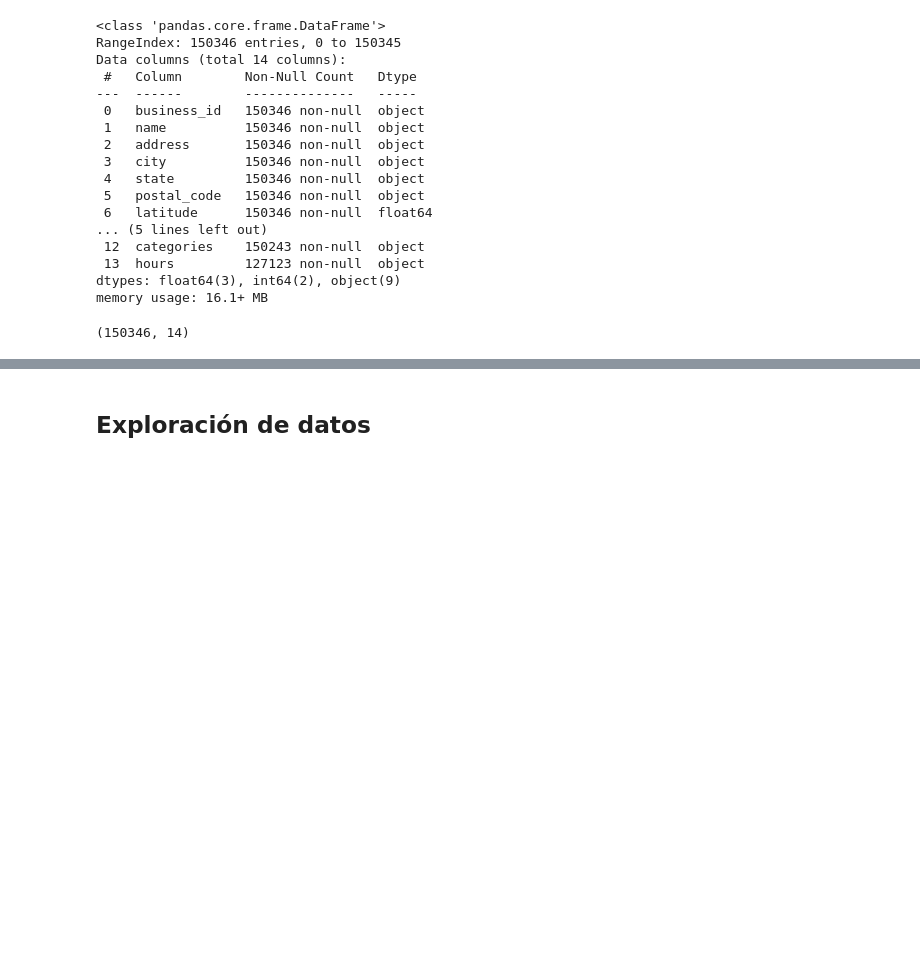
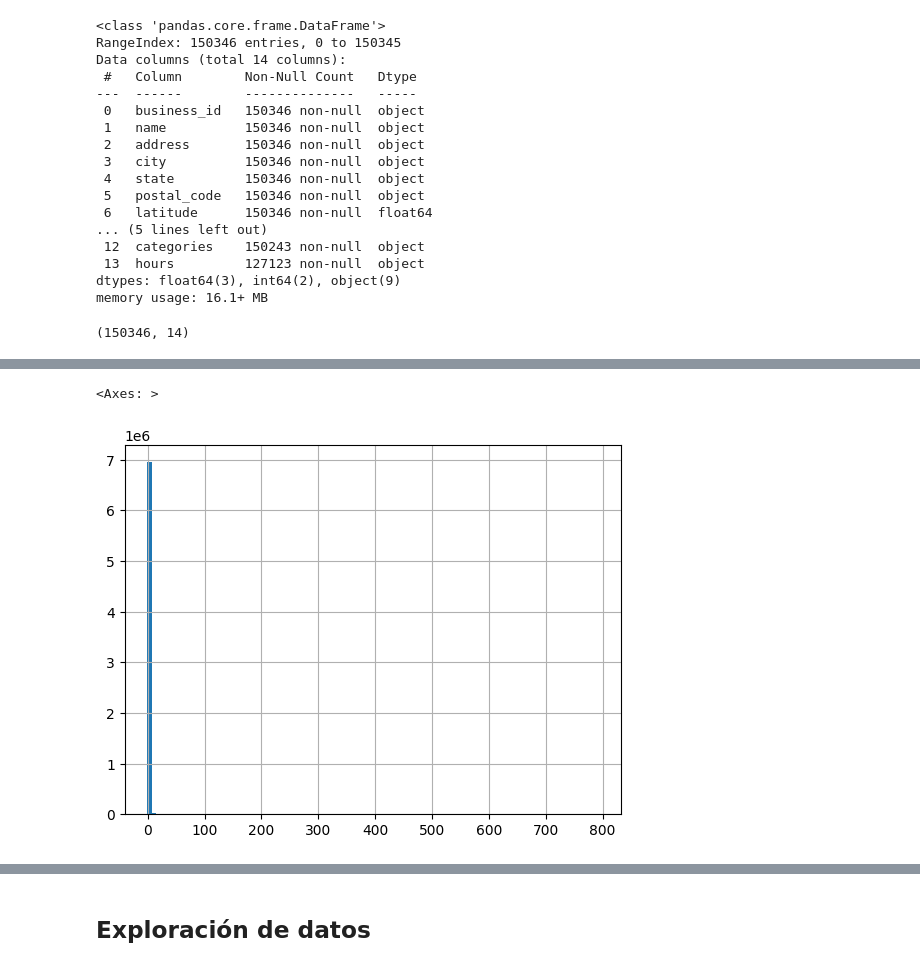
Before and after one commit to Sistemas-de-Recomendacion-Group-3/taller2_modelo, a Jupyter notebook: Taller_2_Recomendacion.ipynb, the cells around one changed output, grey strips where cells are left out. Drawn from its saved outputs; the diff is of its cells as text; code cells hidden in the pictures; blank space fills up the shorter version.

```diff
--- a/Taller_2_Recomendacion.ipynb
+++ b/Taller_2_Recomendacion.ipynb
@@ -118,0 +213,5 @@ df_review_iter
+# %%
+df_review.funny.hist(bins=100)
+# %% [output]
+<Axes: >
+[figure, added]
```
Also changed, not shown: parts of 23 cells of this notebook.
